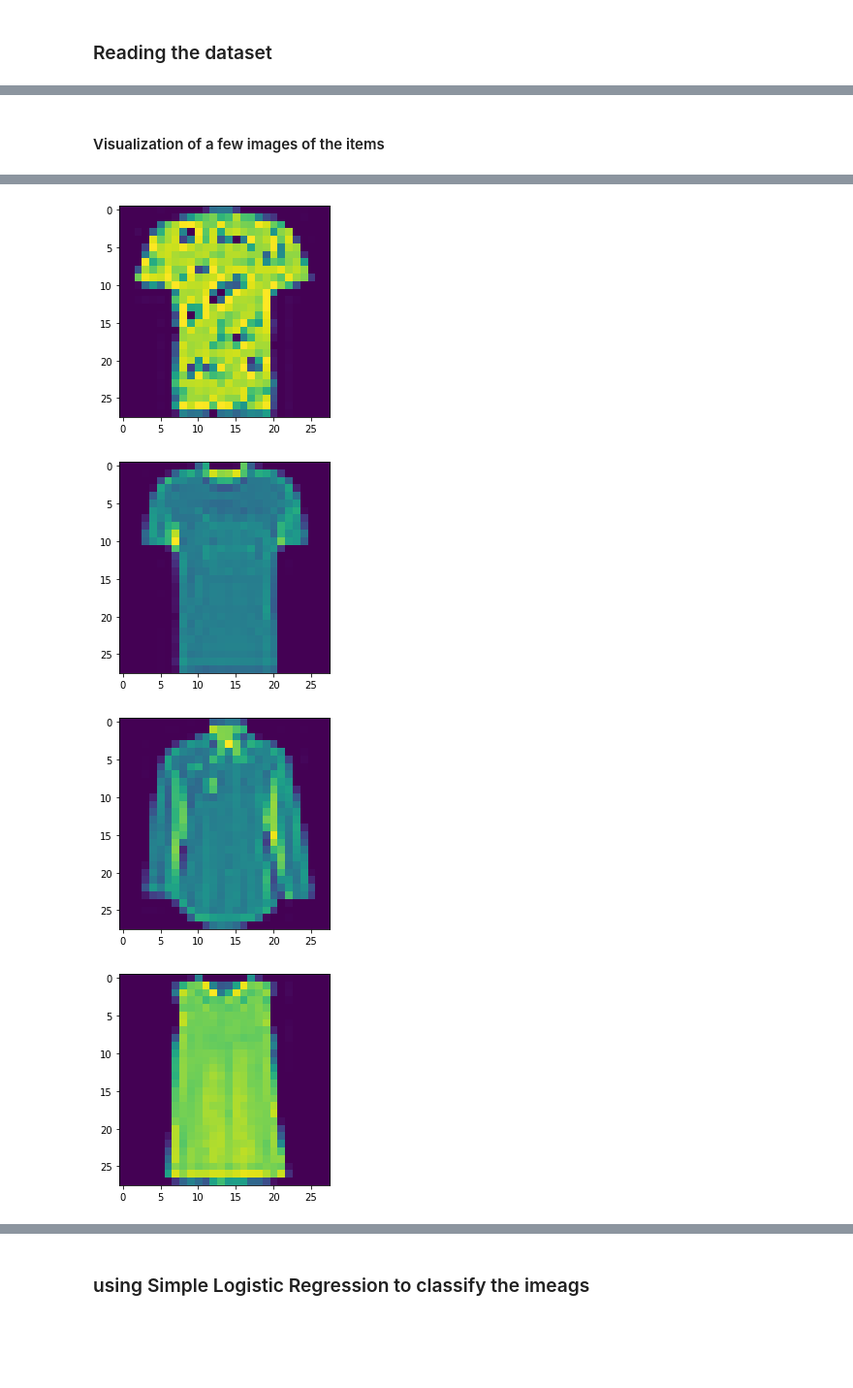
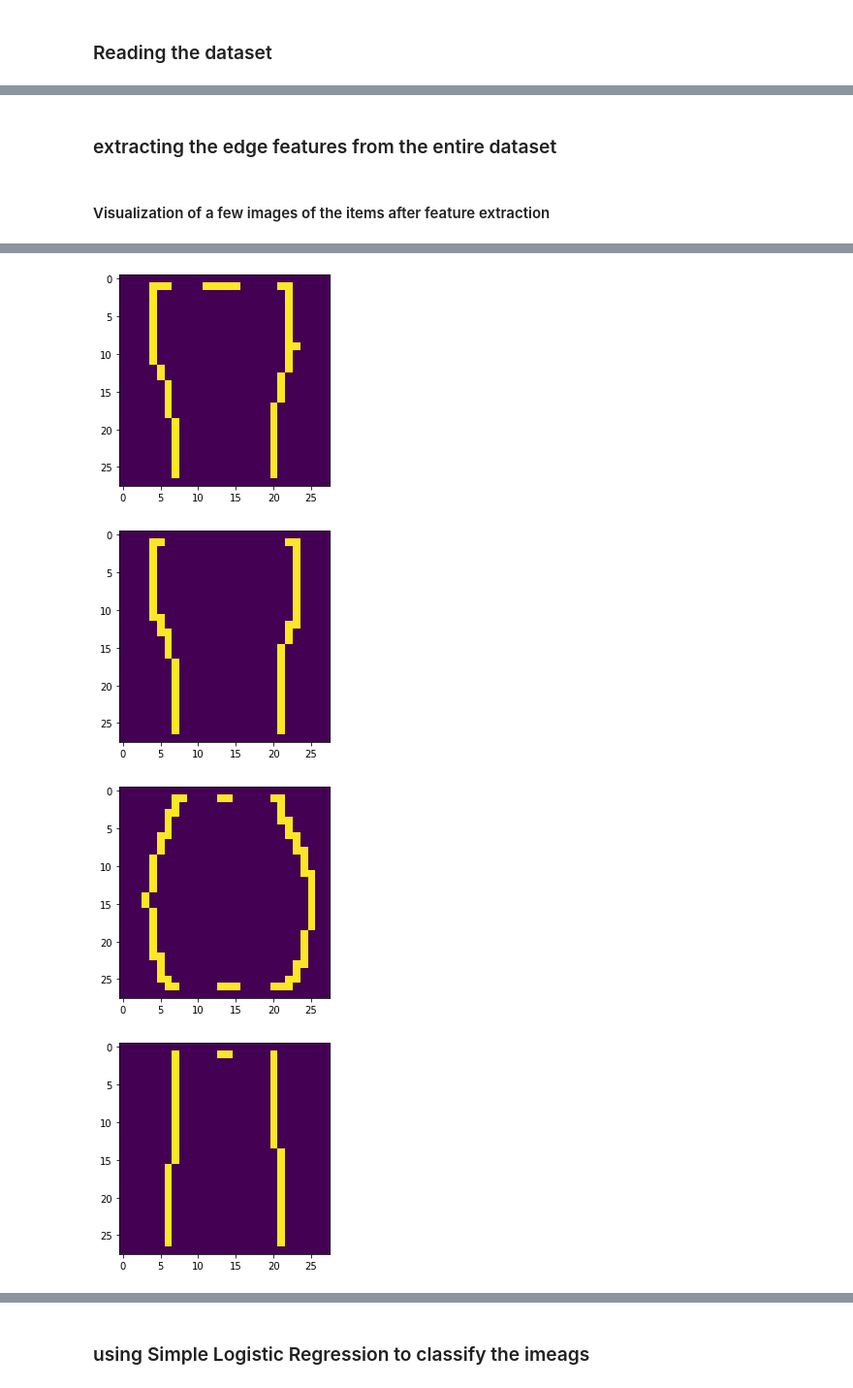
Before and after one commit to kkaran0908/MNIST-Fashion-Classification, a Jupyter notebook: Assignment.ipynb, the cells around one changed output, grey strips where cells are left out. Shown: that part at 97% size. Saved outputs shown, nothing was run; the diff lists cells and outputs as text; code cells hidden in the pictures; blank space fills up the shorter version.

```diff
--- a/Assignment.ipynb
+++ b/Assignment.ipynb
@@ -10,3 +16,7 @@ import matplotlib.pyplot as plt
 # %%
 Xtr=np.loadtxt("TrainData/TrainData.csv")
 Ytr=np.loadtxt("TrainLabels.csv")
+# %%
+images = []
+for img in Xtr:
+    images.append(img.reshape(28,28))
@@ -13,7 +45,13 @@ Ytr=np.loadtxt("TrainLabels.csv")
+# %% [markdown]
+### extracting the edge features from the entire dataset
+# %%
+im_edge = []
+for im in images:
+    im_edge.append(feature.canny(im, sigma=5))
 # %% [markdown]
-#### Visualization of a few images of the items
+#### Visualization of a few images of the items after feature extraction
 # %%
 for i in range(-1,-6,-1):
-    plt.imshow(Xtr[i].reshape(28,28))
+    plt.imshow(im_edge[i])
     plt.show()
 # %% [output]
@@ -21,4 +59,4 @@ for i in range(-1,-6,-1):
-[figure, old version]
+[figure, new version]
-[figure, old version]
+[figure, new version]
-[figure, old version]
+[figure, new version]
-[figure, old version]
+[figure, new version]
```
Also changed, not shown: parts of 47 cells of this notebook.
